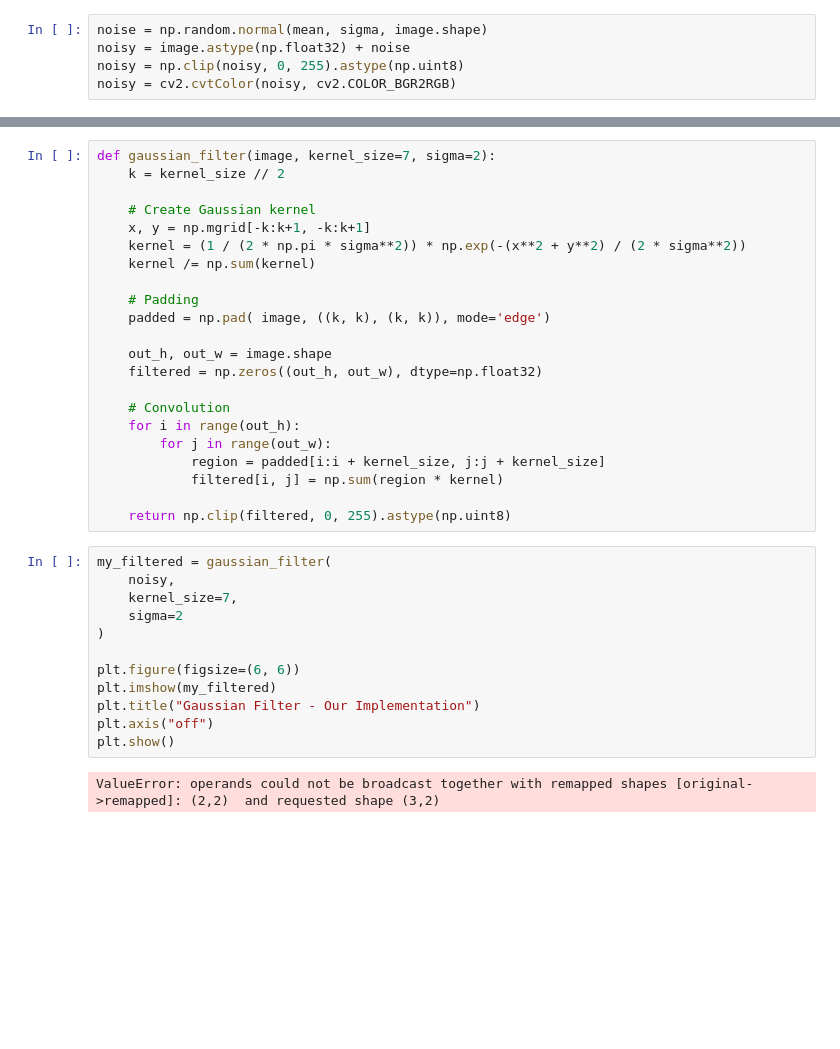
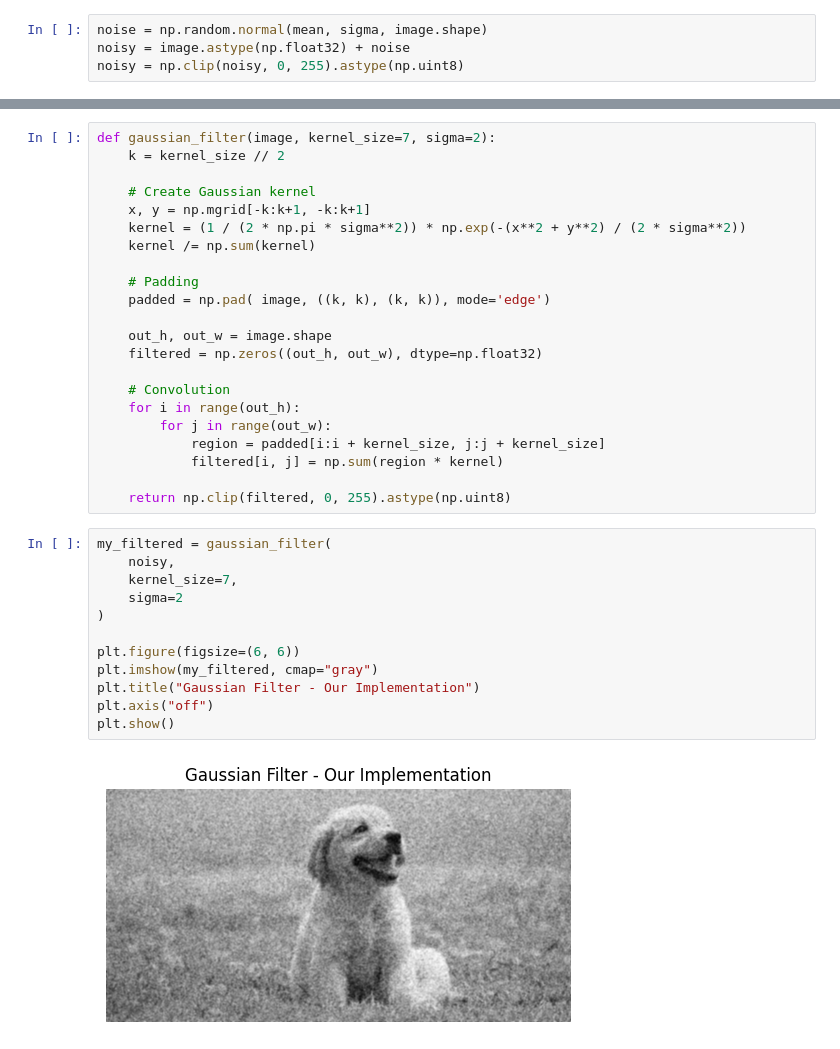
Before and after one commit to meshv-patel/CV-2026, a Jupyter notebook: Experiment-4/experiment-4.ipynb, the cells around one changed output, grey strips where cells are left out. Saved outputs shown, nothing was run; the diff lists cells and outputs as text; blank space fills up the shorter version.

Commit message:
fix: update notebook execution counts and remove redundant color conversion in image processing cell

```diff
--- a/Experiment-4/experiment-4.ipynb
+++ b/Experiment-4/experiment-4.ipynb
@@ -11,7 +11,6 @@ sigma = 75
 noise = np.random.normal(mean, sigma, image.shape)
 noisy = image.astype(np.float32) + noise
 noisy = np.clip(noisy, 0, 255).astype(np.uint8)
-noisy = cv2.cvtColor(noisy, cv2.COLOR_BGR2RGB)
 # %%
 plt.imshow(noisy, cmap="gray")
 plt.axis("off")
@@ -53,17 +58,17 @@ def gaussian_filter(image, kernel_size=7, sigma=2):
 # %%
 my_filtered = gaussian_filter(
     noisy,
     kernel_size=7,
     sigma=2
 )
 
 plt.figure(figsize=(6, 6))
-plt.imshow(my_filtered)
+plt.imshow(my_filtered, cmap="gray")
 plt.title("Gaussian Filter - Our Implementation")
 plt.axis("off")
 plt.show()
 # %% [output]
-ValueError: operands could not be broadcast together with remapped shapes [original->remapped]: (2,2)  and requested shape (3,2)
+[figure, added]
 # %%
 plt.figure(figsize=(12, 6))
 
```
Also changed, not shown: parts of 2 cells of this notebook.
